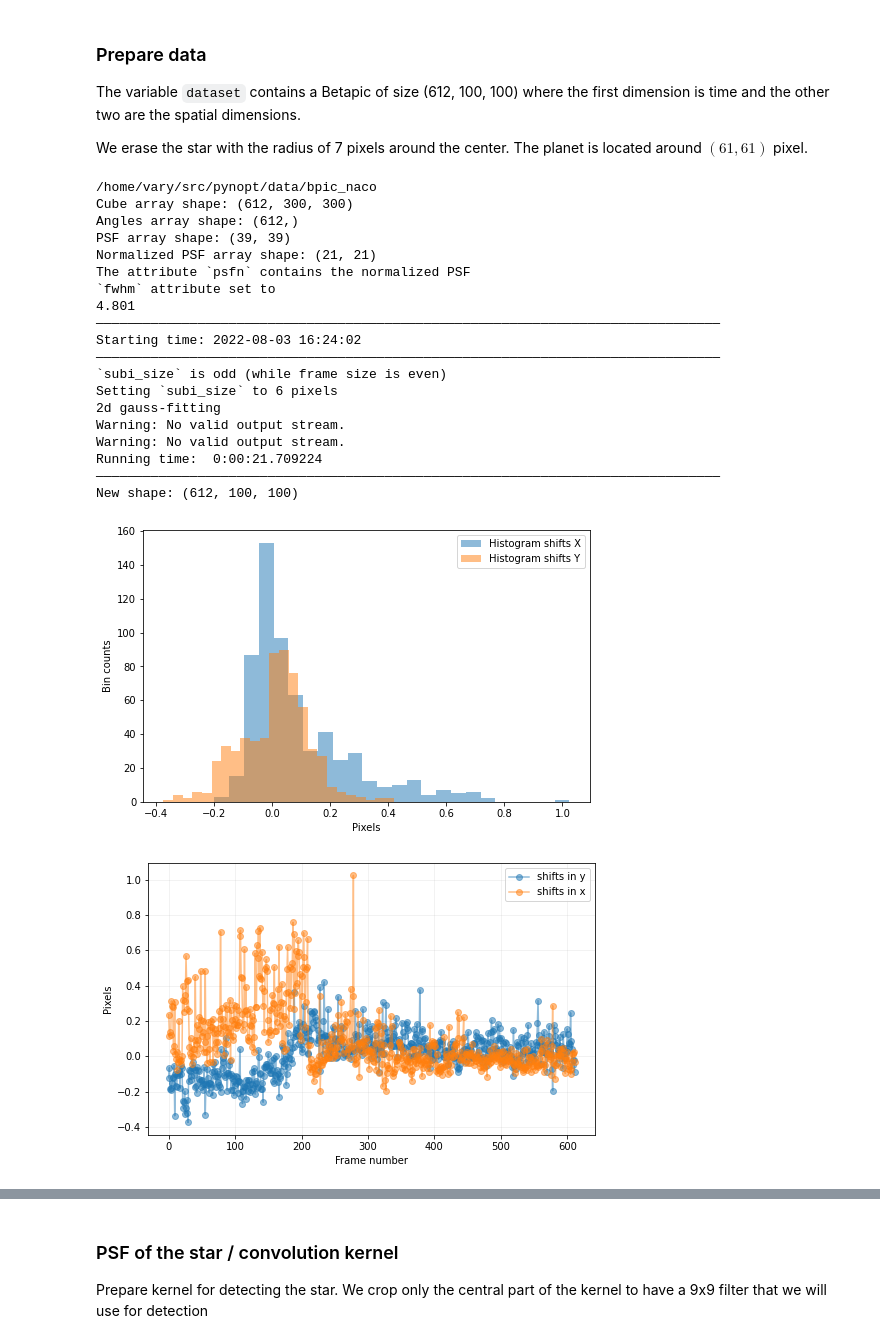
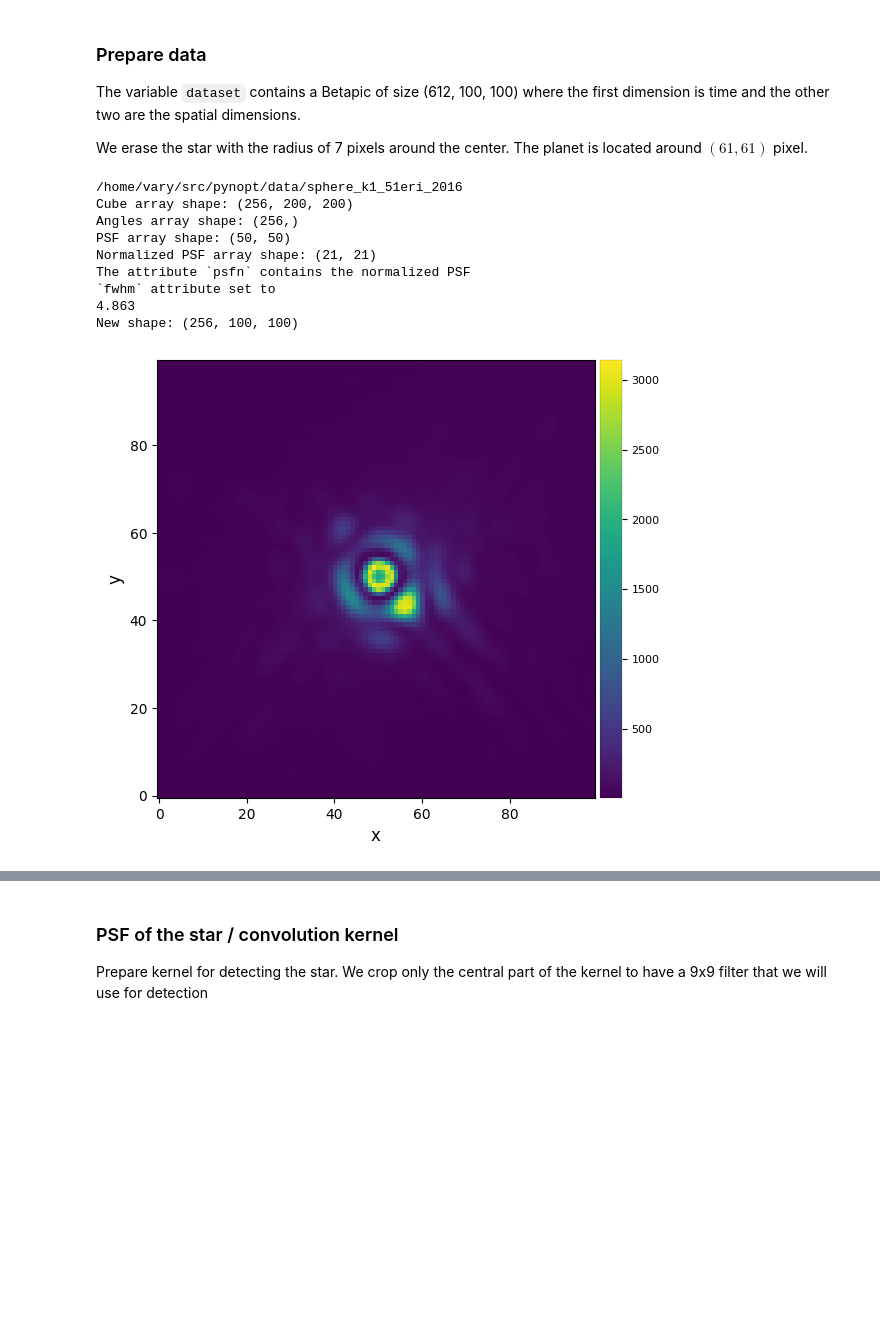
Before and after one commit to simonvary/pynopt, a Jupyter notebook: examples/example_exoplanet.ipynb, the cells around one changed output, grey strips where cells are left out. Cells and saved outputs as stored; diff of their text form; code cells hidden in the pictures; blank space fills up the shorter version.

```diff
--- a/examples/example_exoplanet.ipynb
+++ b/examples/example_exoplanet.ipynb
@@ -33,49 +33,49 @@ def load_adi_dataset(adi_cube, psf, psf_size=None):
     dataset = vip.hci_dataset.Dataset(
         cube=vip.fits.open_fits(adi_cube,n=0, verbose=False),
         angles=vip.fits.open_fits(adi_cube,n=1, verbose=False),
         psf=vip.fits.open_fits(psf,verbose=False)
     )
     # Normalize PSF
     dataset.normalize_psf(verbose=False, size=psf_size)
     dataset.planets = []
     dataset.px_scale = 0.
     return dataset
 
 def bpic_naco():
     dataset = load_adi_dataset(
         "data/bpic_naco",
         "data/naco_psf",
         psf_size=21
     )
     dataset.recenter(negative=True, plot=False, verbose=False)
     dataset.planets = [
         (16.26, 45.0)
     ]
     return dataset
 
-dataset = bpic_naco()
+def sphere_k1_51eri_2016():
+    dataset = load_adi_dataset(
+        "data/sphere_k1_51eri_2016",
+        "data/sphere_k1_51eri_2016_psf",
+        psf_size=21
+    )
+    dataset.planets = [
+        (37.26, -101.6)
+    ]
+    return dataset
+
+dataset = sphere_k1_51eri_2016()
 dataset.crop_frames(100)
 
 plot_frames(dataset.cube[40])
 # %% [output]
-/home/vary/src/pynopt/data/bpic_naco
-Cube array shape: (612, 300, 300)
-Angles array shape: (612,)
-PSF array shape: (39, 39)
+/home/vary/src/pynopt/data/sphere_k1_51eri_2016
+Cube array shape: (256, 200, 200)
+Angles array shape: (256,)
+PSF array shape: (50, 50)
 Normalized PSF array shape: (21, 21)
 The attribute `psfn` contains the normalized PSF
 `fwhm` attribute set to
-4.801
-――――――――――――――――――――――――――――――――――――――――――――――――――――――――――――――――――――――――――――――――
-Starting time: 2022-08-03 16:24:02
-――――――――――――――――――――――――――――――――――――――――――――――――――――――――――――――――――――――――――――――――
-`subi_size` is odd (while frame size is even)
-Setting `subi_size` to 6 pixels
-2d gauss-fitting
-Warning: No valid output stream.
-Warning: No valid output stream.
-Running time:  0:00:21.709224
-――――――――――――――――――――――――――――――――――――――――――――――――――――――――――――――――――――――――――――――――
-New shape: (612, 100, 100)
+4.863
+New shape: (256, 100, 100)
-[figure, old version]
+[figure, new version]
-[figure, removed]
```
Also changed, not shown: parts of 13 cells of this notebook, 3 other files.
